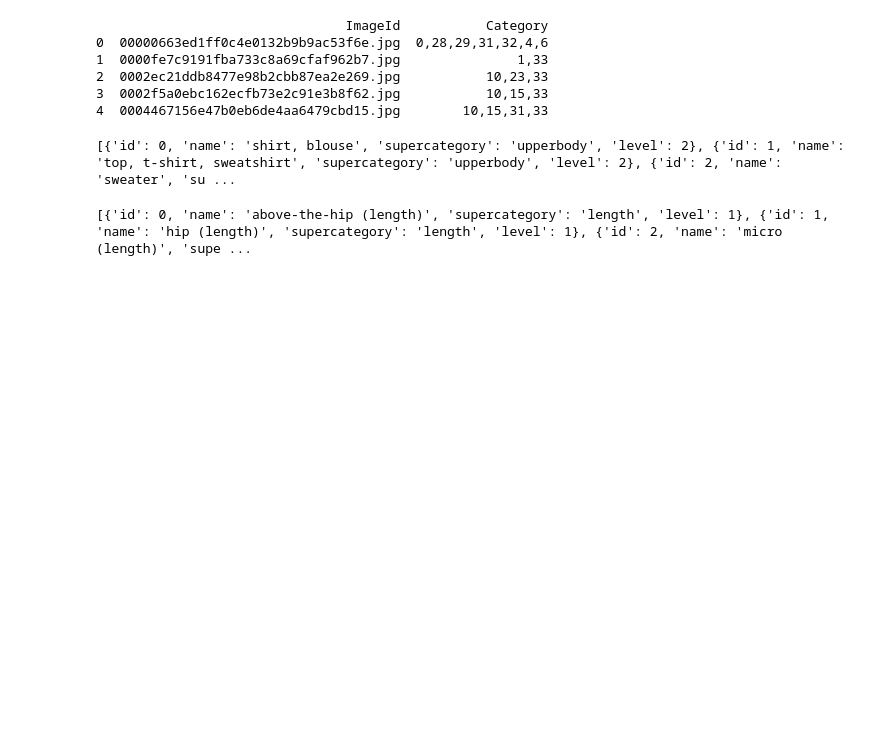
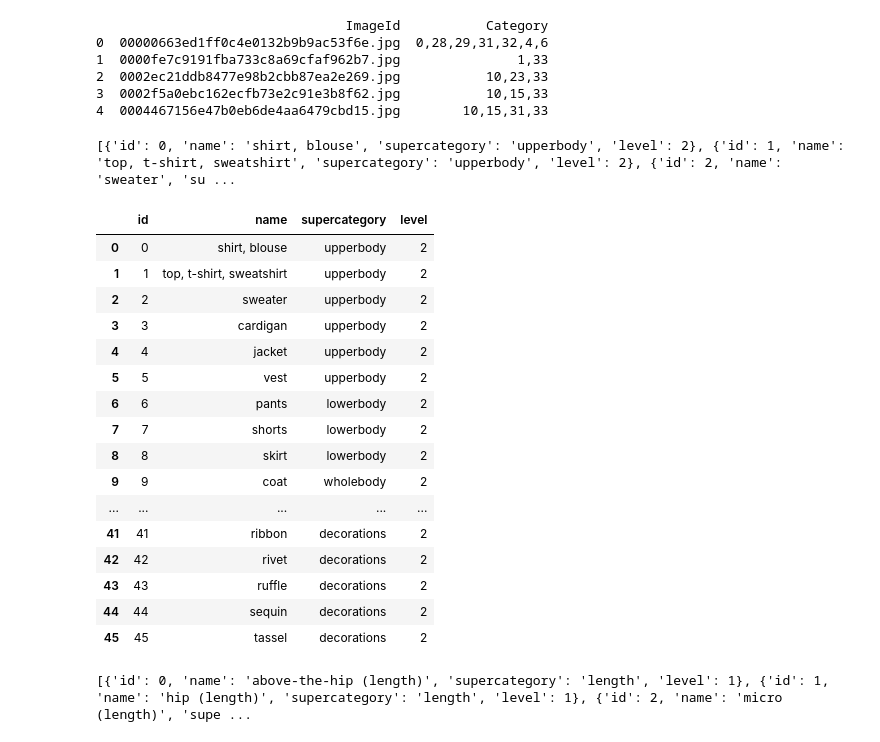
Before and after one commit to Deborahaina/Final-Project-Group4, a Jupyter notebook: download_data/final_dataset_excel_creation.ipynb, the cells around one changed output. Drawn from its saved outputs; the diff is of its cells as text; code cells hidden in the pictures; blank space fills up the shorter version.

```diff
--- a/download_data/final_dataset_excel_creation.ipynb
+++ b/download_data/final_dataset_excel_creation.ipynb
@@ -57,6 +60,26 @@ categories = label_descriptions['categories']
 print(categories)
 # %% [output]
 [{'id': 0, 'name': 'shirt, blouse', 'supercategory': 'upperbody', 'level': 2}, {'id': 1, 'name': 'top, t-shirt, sweatshirt', 'supercategory': 'upperbody', 'level': 2}, {'id': 2, 'name': 'sweater', 'su ...
+# %%
+pd.DataFrame(categories)
+# %% [output]
+|  | id | name | supercategory | level |
+| 0 | 0 | shirt, blouse | upperbody | 2 |
+| 1 | 1 | top, t-shirt, sweatshirt | upperbody | 2 |
+| 2 | 2 | sweater | upperbody | 2 |
+| 3 | 3 | cardigan | upperbody | 2 |
+| 4 | 4 | jacket | upperbody | 2 |
+| 5 | 5 | vest | upperbody | 2 |
+| 6 | 6 | pants | lowerbody | 2 |
+| 7 | 7 | shorts | lowerbody | 2 |
+| 8 | 8 | skirt | lowerbody | 2 |
+| 9 | 9 | coat | wholebody | 2 |
+| ... | ... | ... | ... | ... |
+| 41 | 41 | ribbon | decorations | 2 |
+| 42 | 42 | rivet | decorations | 2 |
+| 43 | 43 | ruffle | decorations | 2 |
+| 44 | 44 | sequin | decorations | 2 |
+| 45 | 45 | tassel | decorations | 2 |
 # %%
 attributes = label_descriptions['attributes']
 print(attributes)
```
Also changed, not shown: parts of 4 cells of this notebook.
